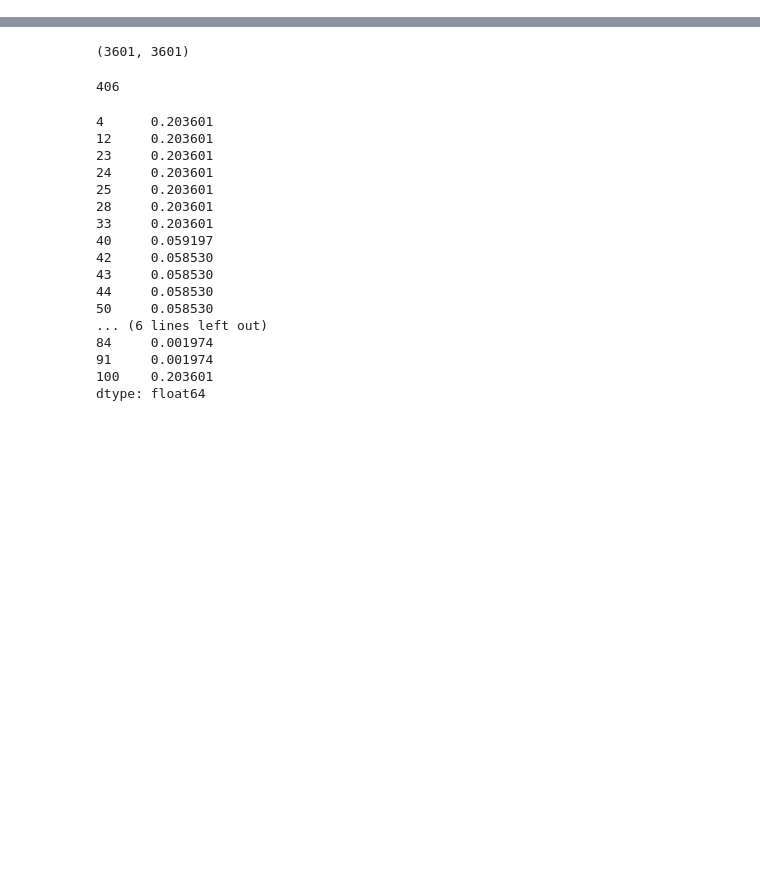
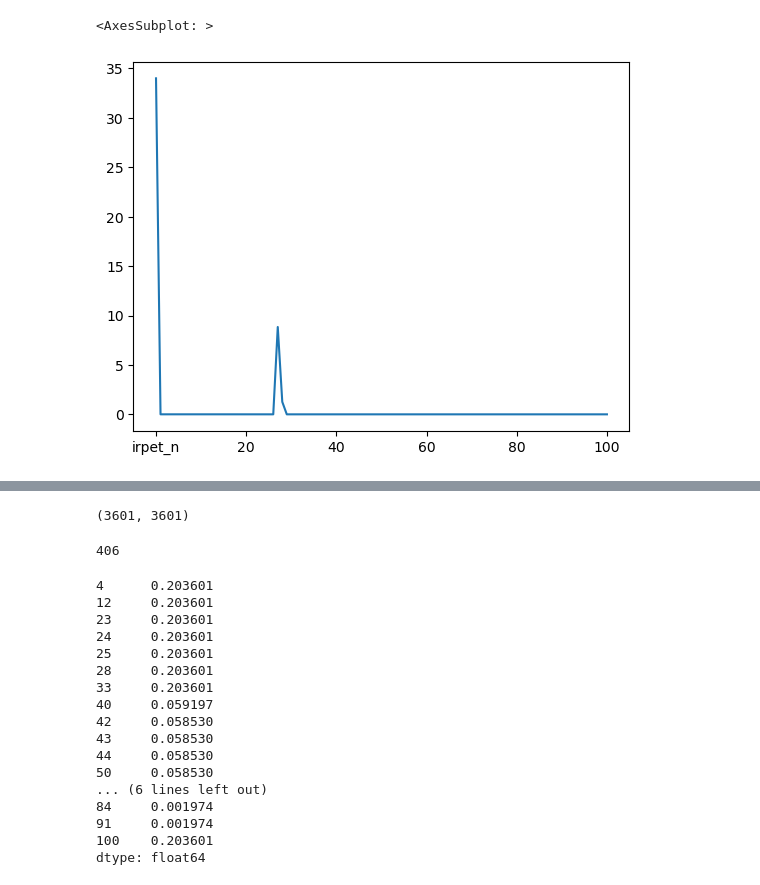
Before and after one commit to luigicesarini/2025_p_irio, a Jupyter notebook: src/shocks/eda.ipynb, the cells around one changed output, grey strips where cells are left out. Saved outputs shown, nothing was run; the diff lists cells and outputs as text; code cells hidden in the pictures; blank space fills up the shorter version.

Commit message:
claims fixed

```diff
--- a/src/shocks/eda.ipynb
+++ b/src/shocks/eda.ipynb
@@ -10,0 +37,3 @@ def get_unlist(ll:list):
+# %%
+df=pd.read_csv("/mnt/beegfs/lcesarini/2025_p_irio/out/shocks/claims/output_shocks_EVENT_40863_2017_Toscana_River_S.csv")
+df.iloc[33,:]
@@ -10,0 +53,5 @@ def get_unlist(ll:list):
+# %%
+df.iloc[33,:].plot()
+# %% [output]
+<AxesSubplot: >
+[figure, added]
```
Also changed, not shown: parts of 3 cells of this notebook, 7 other files.
